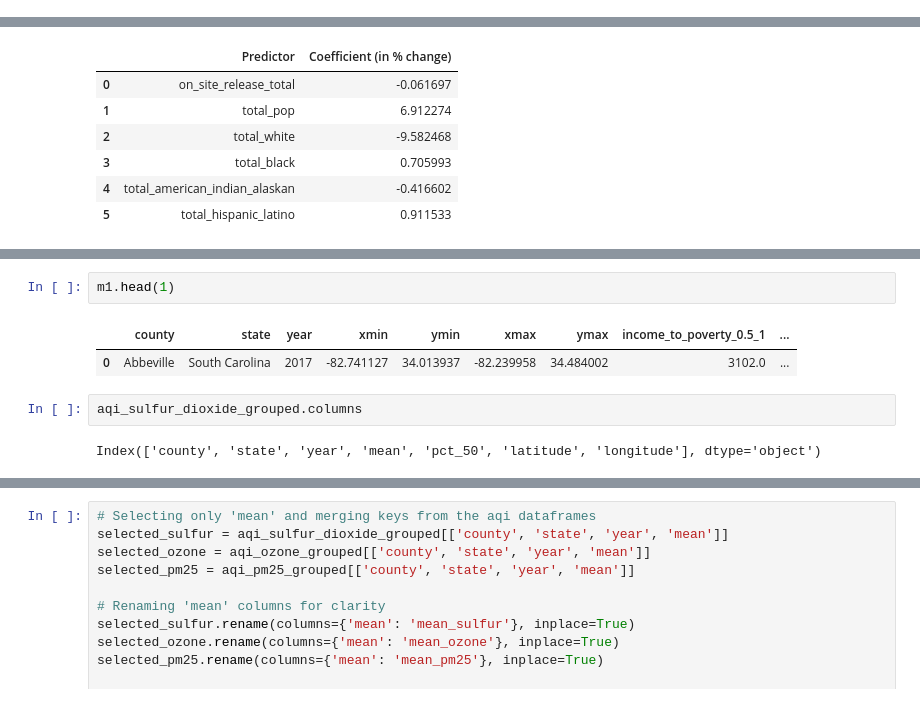
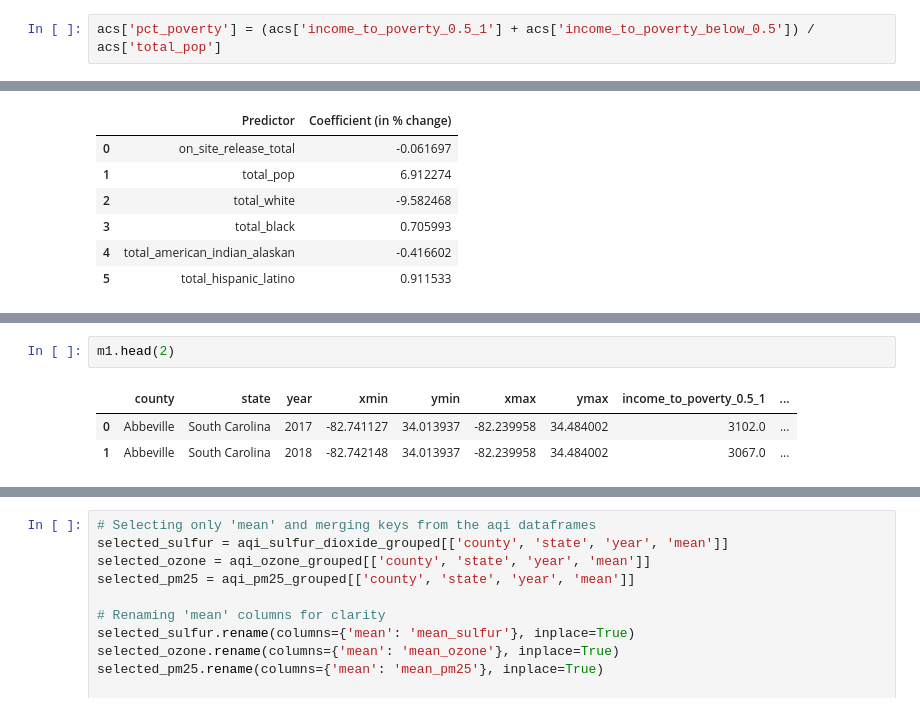
Before and after one commit to raunakadvani2410/mdi-research, a Jupyter notebook: code/models/models.ipynb, the cells around one changed output, grey strips where cells are left out. Drawn from its saved outputs; the diff is of its cells as text.

```diff
--- a/code/models/models.ipynb
+++ b/code/models/models.ipynb
@@ -144,6 +143,8 @@ acs.head(1)
 # %% [output]
 |  | county | state | year | xmin | ymin | xmax | ymax | income_to_poverty_0.5_1 | ... |
 | 0 | Abbeville | South Carolina | 2017 | -82.741127 | 34.013937 | -82.239958 | 34.484002 | 3102.0 | ... |
+# %%
+acs['pct_poverty'] = (acs['income_to_poverty_0.5_1'] + acs['income_to_poverty_below_0.5']) / acs['total_pop']
 # %% [markdown]
 ### TRI Data Aggregation
 # %%
@@ -556,9 +711,6 @@ aqi_ozone_grouped.head(3)
 # %%
-m1.head(1)
+m1.head(2)
 # %% [output]
 |  | county | state | year | xmin | ymin | xmax | ymax | income_to_poverty_0.5_1 | ... |
 | 0 | Abbeville | South Carolina | 2017 | -82.741127 | 34.013937 | -82.239958 | 34.484002 | 3102.0 | ... |
+| 1 | Abbeville | South Carolina | 2018 | -82.742148 | 34.013937 | -82.239958 | 34.484002 | 3067.0 | ... |
-# %%
-aqi_sulfur_dioxide_grouped.columns
-# %% [output]
-Index(['county', 'state', 'year', 'mean', 'pct_50', 'latitude', 'longitude'], dtype='object')
```
Also changed, not shown: parts of 74 cells of this notebook.
